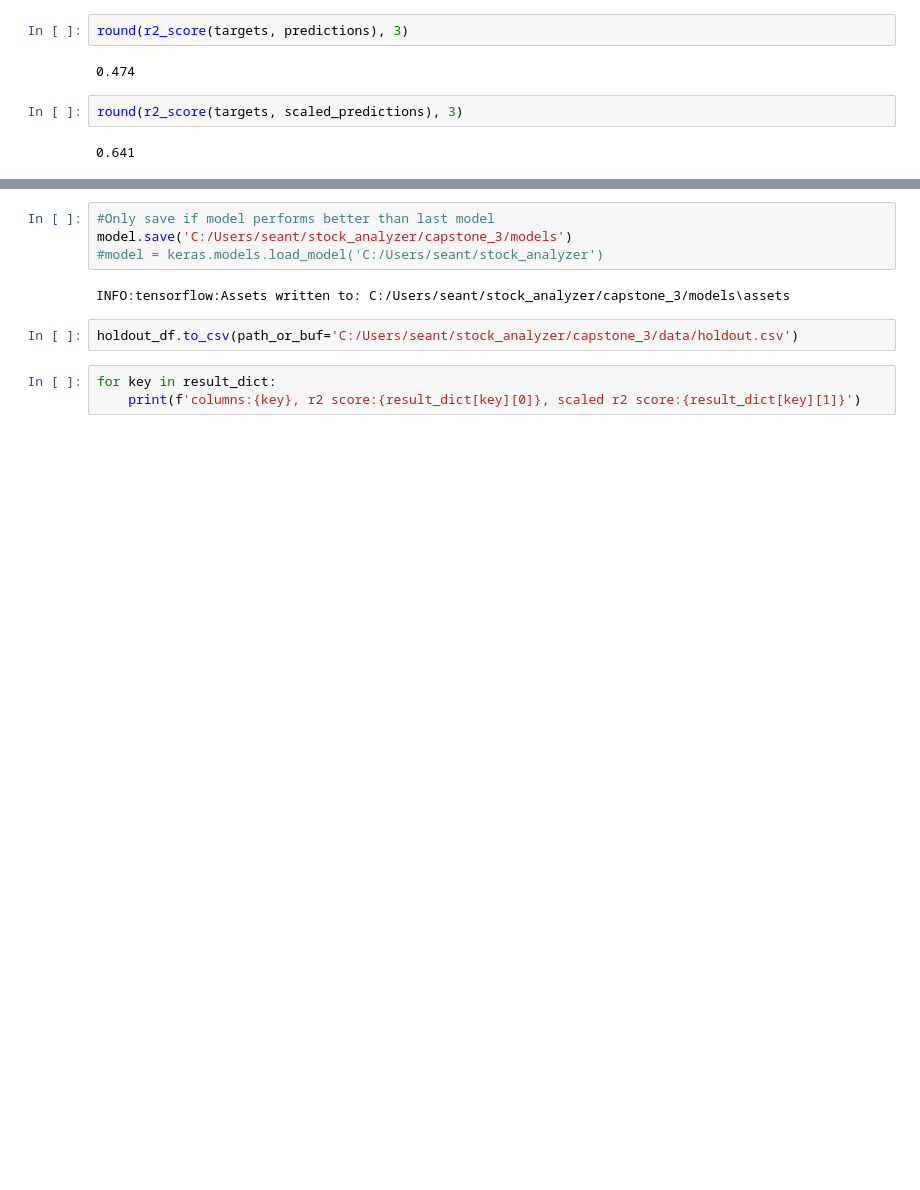
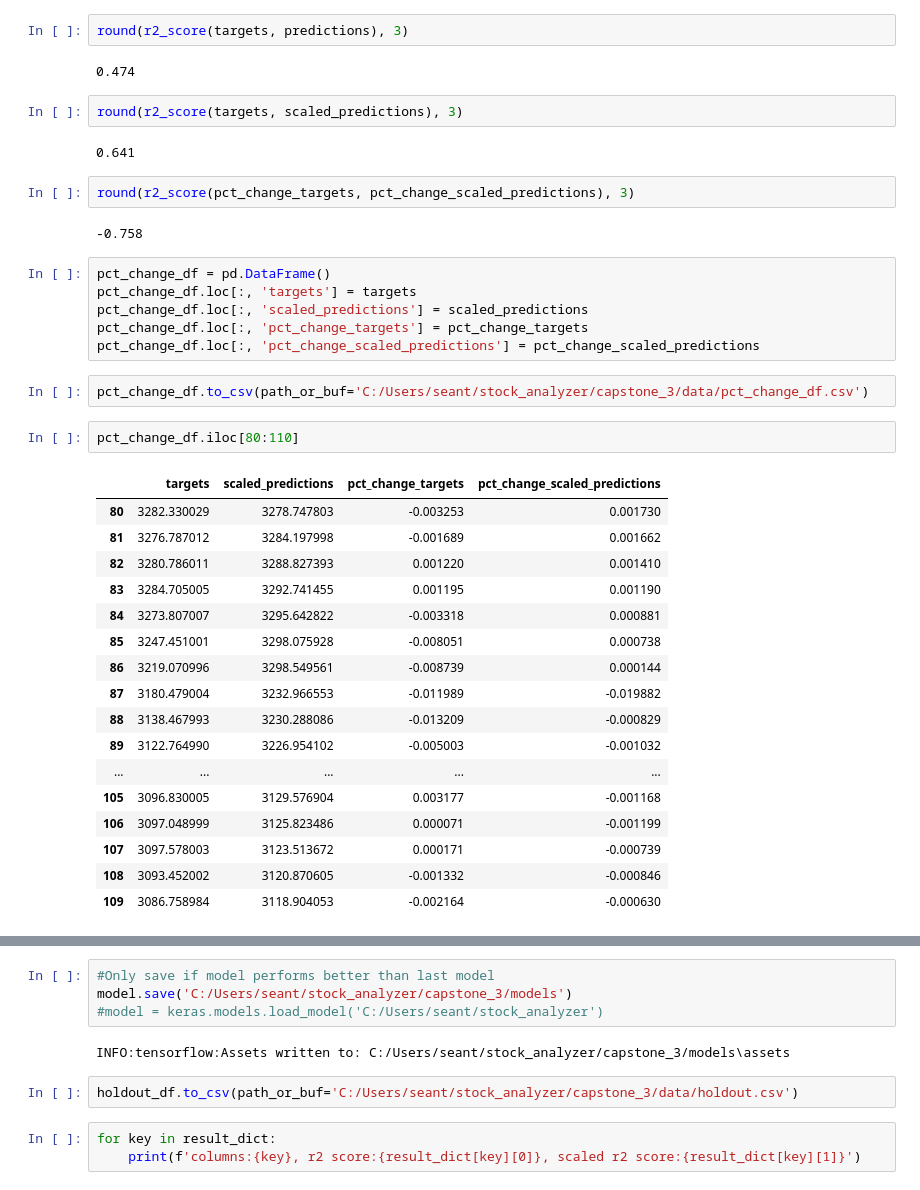
Before and after one commit to seantanken/GalvanizeRepo, a Jupyter notebook: stock_analyzer/neural_network_analysis.ipynb, the cells around one changed output, grey strips where cells are left out. Drawn from its saved outputs; the diff is of its cells as text; blank space fills up the shorter version.

```diff
--- a/stock_analyzer/neural_network_analysis.ipynb
+++ b/stock_analyzer/neural_network_analysis.ipynb
@@ -328,3 +337,35 @@ round(r2_score(targets, predictions), 3)
 round(r2_score(targets, scaled_predictions), 3)
 # %% [output]
 0.641
+# %%
+round(r2_score(pct_change_targets, pct_change_scaled_predictions), 3)
+# %% [output]
+-0.758
+# %%
+pct_change_df = pd.DataFrame()
+pct_change_df.loc[:, 'targets'] = targets
+pct_change_df.loc[:, 'scaled_predictions'] = scaled_predictions
+pct_change_df.loc[:, 'pct_change_targets'] = pct_change_targets
+pct_change_df.loc[:, 'pct_change_scaled_predictions'] = pct_change_scaled_predictions
+# %%
+pct_change_df.to_csv(path_or_buf='C:/Users/seant/stock_analyzer/capstone_3/data/pct_change_df.csv')
+# %%
+pct_change_df.iloc[80:110]
+# %% [output]
+|  | targets | scaled_predictions | pct_change_targets | pct_change_scaled_predictions |
+| 80 | 3282.330029 | 3278.747803 | -0.003253 | 0.001730 |
+| 81 | 3276.787012 | 3284.197998 | -0.001689 | 0.001662 |
+| 82 | 3280.786011 | 3288.827393 | 0.001220 | 0.001410 |
+| 83 | 3284.705005 | 3292.741455 | 0.001195 | 0.001190 |
+| 84 | 3273.807007 | 3295.642822 | -0.003318 | 0.000881 |
+| 85 | 3247.451001 | 3298.075928 | -0.008051 | 0.000738 |
+| 86 | 3219.070996 | 3298.549561 | -0.008739 | 0.000144 |
+| 87 | 3180.479004 | 3232.966553 | -0.011989 | -0.019882 |
+| 88 | 3138.467993 | 3230.288086 | -0.013209 | -0.000829 |
+| 89 | 3122.764990 | 3226.954102 | -0.005003 | -0.001032 |
+| ... | ... | ... | ... | ... |
+| 105 | 3096.830005 | 3129.576904 | 0.003177 | -0.001168 |
+| 106 | 3097.048999 | 3125.823486 | 0.000071 | -0.001199 |
+| 107 | 3097.578003 | 3123.513672 | 0.000171 | -0.000739 |
+| 108 | 3093.452002 | 3120.870605 | -0.001332 | -0.000846 |
+| 109 | 3086.758984 | 3118.904053 | -0.002164 | -0.000630 |
```
Also changed, not shown: parts of 7 cells of this notebook, 6 other files.
